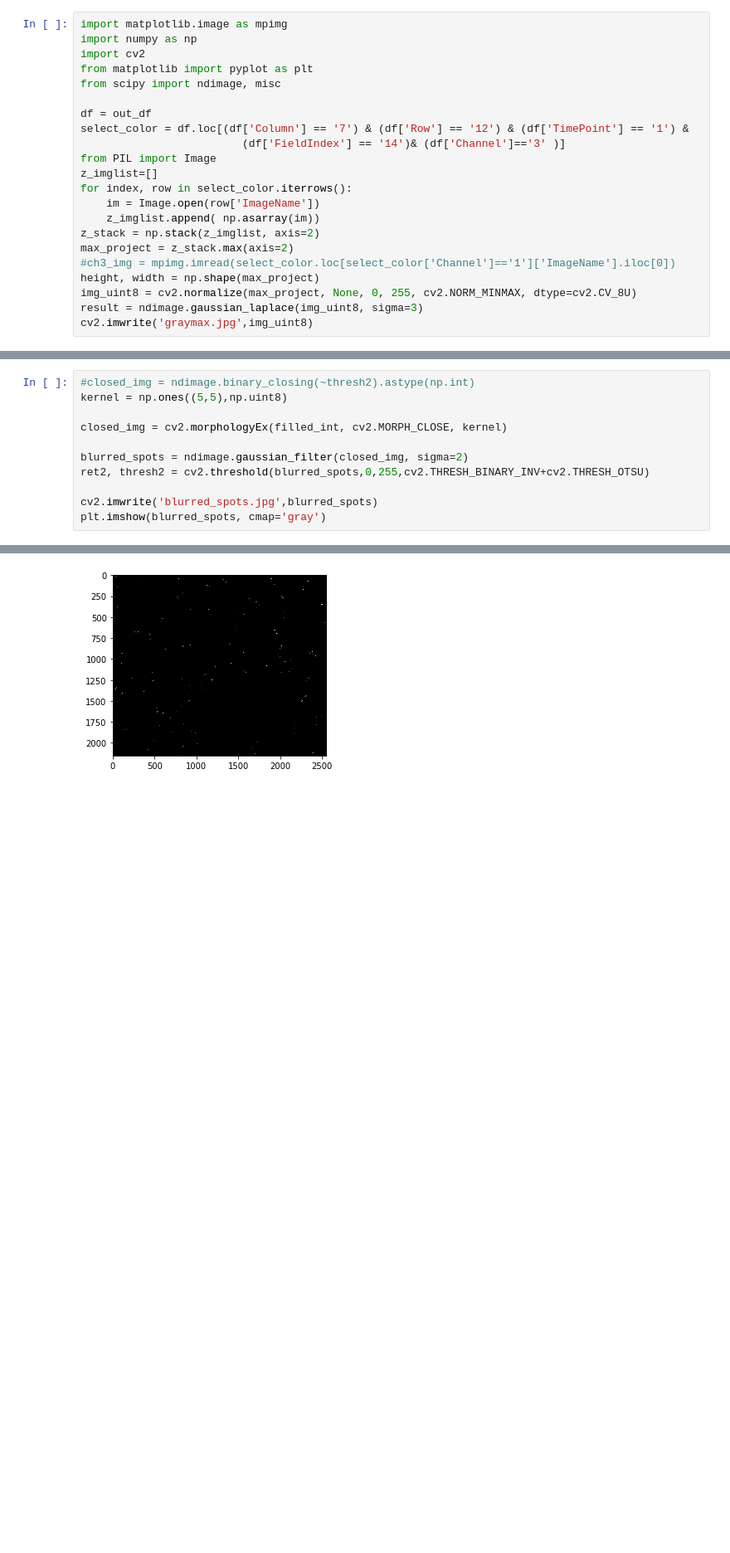
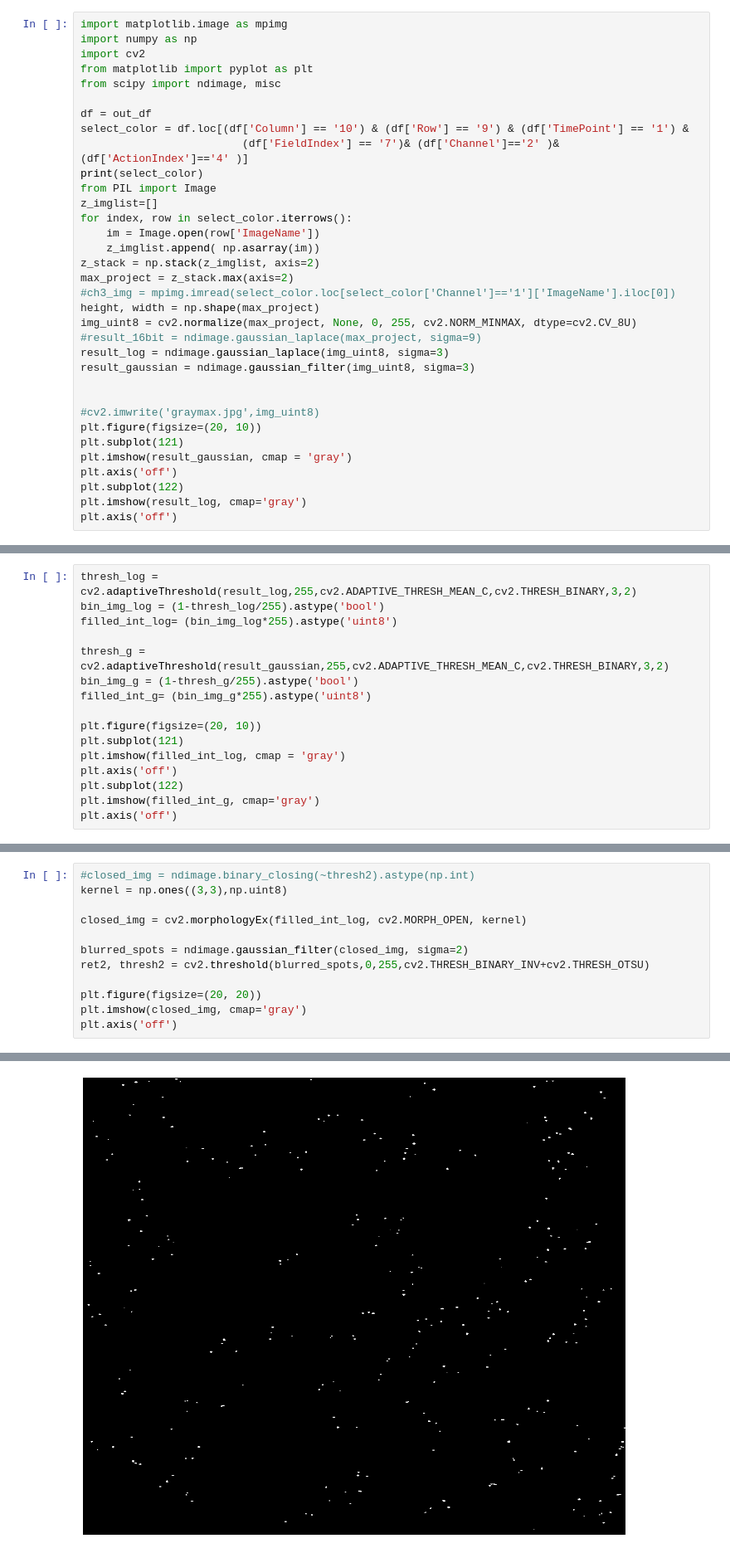
Before and after one commit to AdibKeikhosravi/HiTIPS, a Jupyter notebook: Spot_detection.ipynb, the cells around one changed output, grey strips where cells are left out. Shown: that part at 83% size. Cells and saved outputs as stored; diff of their text form; blank space fills up the shorter version.

```diff
--- a/Spot_detection.ipynb
+++ b/Spot_detection.ipynb
@@ -32,8 +41,9 @@ from matplotlib import pyplot as plt
 from scipy import ndimage, misc
 
 df = out_df
-select_color = df.loc[(df['Column'] == '7') & (df['Row'] == '12') & (df['TimePoint'] == '1') &
-                         (df['FieldIndex'] == '14')& (df['Channel']=='3' )]
+select_color = df.loc[(df['Column'] == '10') & (df['Row'] == '9') & (df['TimePoint'] == '1') &
+                         (df['FieldIndex'] == '7')& (df['Channel']=='2' )& (df['ActionIndex']=='4' )]
+print(select_color)
 from PIL import Image
 z_imglist=[]
 for index, row in select_color.iterrows():
@@ -44,6 +54,17 @@ max_project = z_stack.max(axis=2)
 #ch3_img = mpimg.imread(select_color.loc[select_color['Channel']=='1']['ImageName'].iloc[0])
 height, width = np.shape(max_project)
 img_uint8 = cv2.normalize(max_project, None, 0, 255, cv2.NORM_MINMAX, dtype=cv2.CV_8U)
-result = ndimage.gaussian_laplace(img_uint8, sigma=3)
-cv2.imwrite('graymax.jpg',img_uint8)
+#result_16bit = ndimage.gaussian_laplace(max_project, sigma=9)
+result_log = ndimage.gaussian_laplace(img_uint8, sigma=3)
+result_gaussian = ndimage.gaussian_filter(img_uint8, sigma=3)
+
+
+#cv2.imwrite('graymax.jpg',img_uint8)
+plt.figure(figsize=(20, 10))
+plt.subplot(121)
+plt.imshow(result_gaussian, cmap = 'gray')
+plt.axis('off')
+plt.subplot(122)
+plt.imshow(result_log, cmap='gray')
+plt.axis('off')
 # %% [output]
@@ -65,0 +130,16 @@ plt.axis('off')
+# %%
+thresh_log = cv2.adaptiveThreshold(result_log,255,cv2.ADAPTIVE_THRESH_MEAN_C,cv2.THRESH_BINARY,3,2)
+bin_img_log = (1-thresh_log/255).astype('bool')
+filled_int_log= (bin_img_log*255).astype('uint8')
+
+thresh_g = cv2.adaptiveThreshold(result_gaussian,255,cv2.ADAPTIVE_THRESH_MEAN_C,cv2.THRESH_BINARY,3,2)
+bin_img_g = (1-thresh_g/255).astype('bool')
+filled_int_g= (bin_img_g*255).astype('uint8')
+
+plt.figure(figsize=(20, 10))
+plt.subplot(121)
+plt.imshow(filled_int_log, cmap = 'gray')
+plt.axis('off')
+plt.subplot(122)
+plt.imshow(filled_int_g, cmap='gray')
+plt.axis('off')
@@ -66,12 +149,13 @@ plt.axis('off')
 # %%
 #closed_img = ndimage.binary_closing(~thresh2).astype(np.int)
-kernel = np.ones((5,5),np.uint8)
+kernel = np.ones((3,3),np.uint8)
 
-closed_img = cv2.morphologyEx(filled_int, cv2.MORPH_CLOSE, kernel)
+closed_img = cv2.morphologyEx(filled_int_log, cv2.MORPH_OPEN, kernel)
 
 blurred_spots = ndimage.gaussian_filter(closed_img, sigma=2)
 ret2, thresh2 = cv2.threshold(blurred_spots,0,255,cv2.THRESH_BINARY_INV+cv2.THRESH_OTSU)
 
-cv2.imwrite('blurred_spots.jpg',blurred_spots)
-plt.imshow(blurred_spots, cmap='gray')
+plt.figure(figsize=(20, 20))
+plt.imshow(closed_img, cmap='gray')
+plt.axis('off')
 # %% [output]
@@ -79 +163 @@ plt.imshow(blurred_spots, cmap='gray')
-[figure, old version]
+[figure, new version]
```
Also changed, not shown: parts of 20 cells of this notebook, 14 other files.
